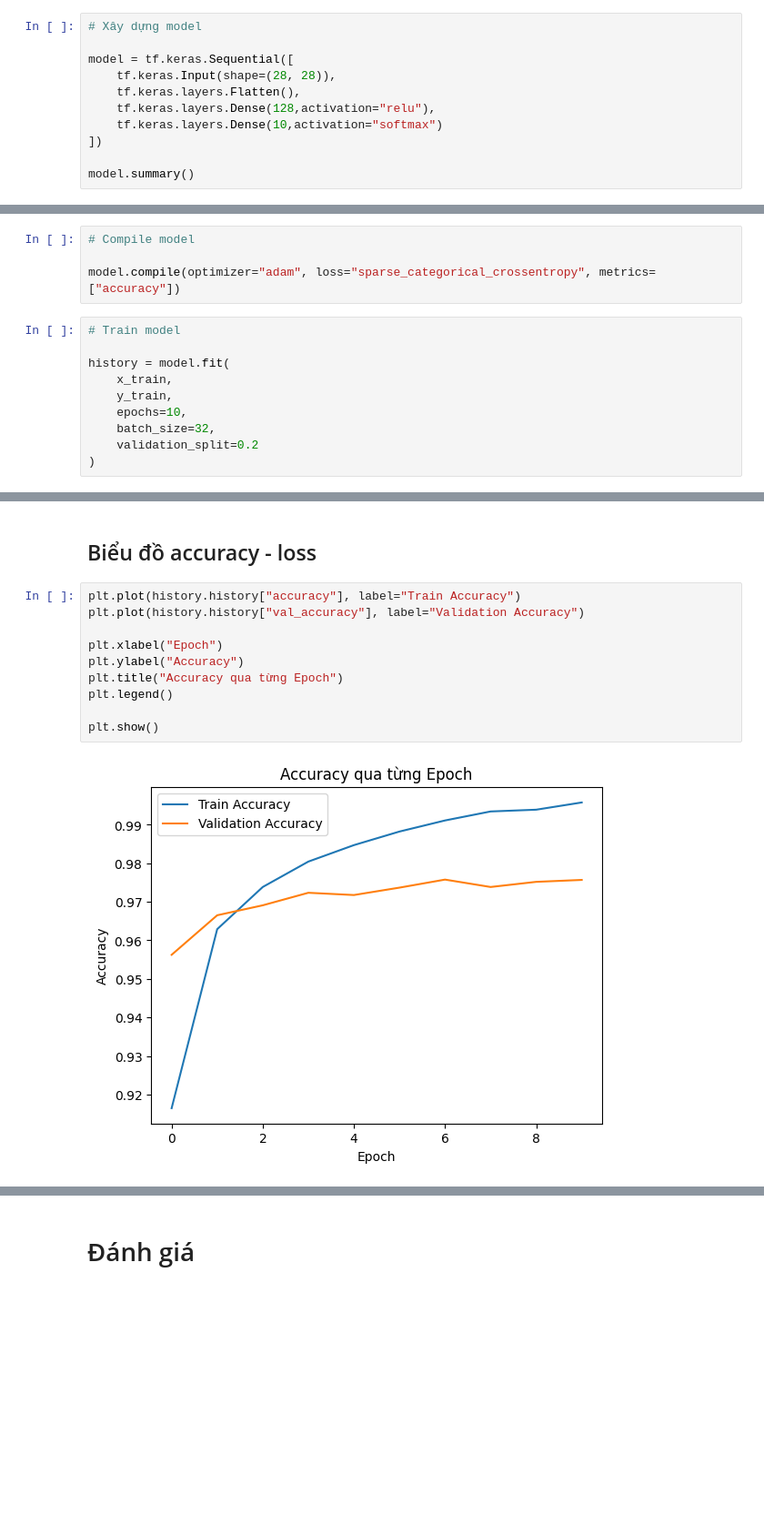
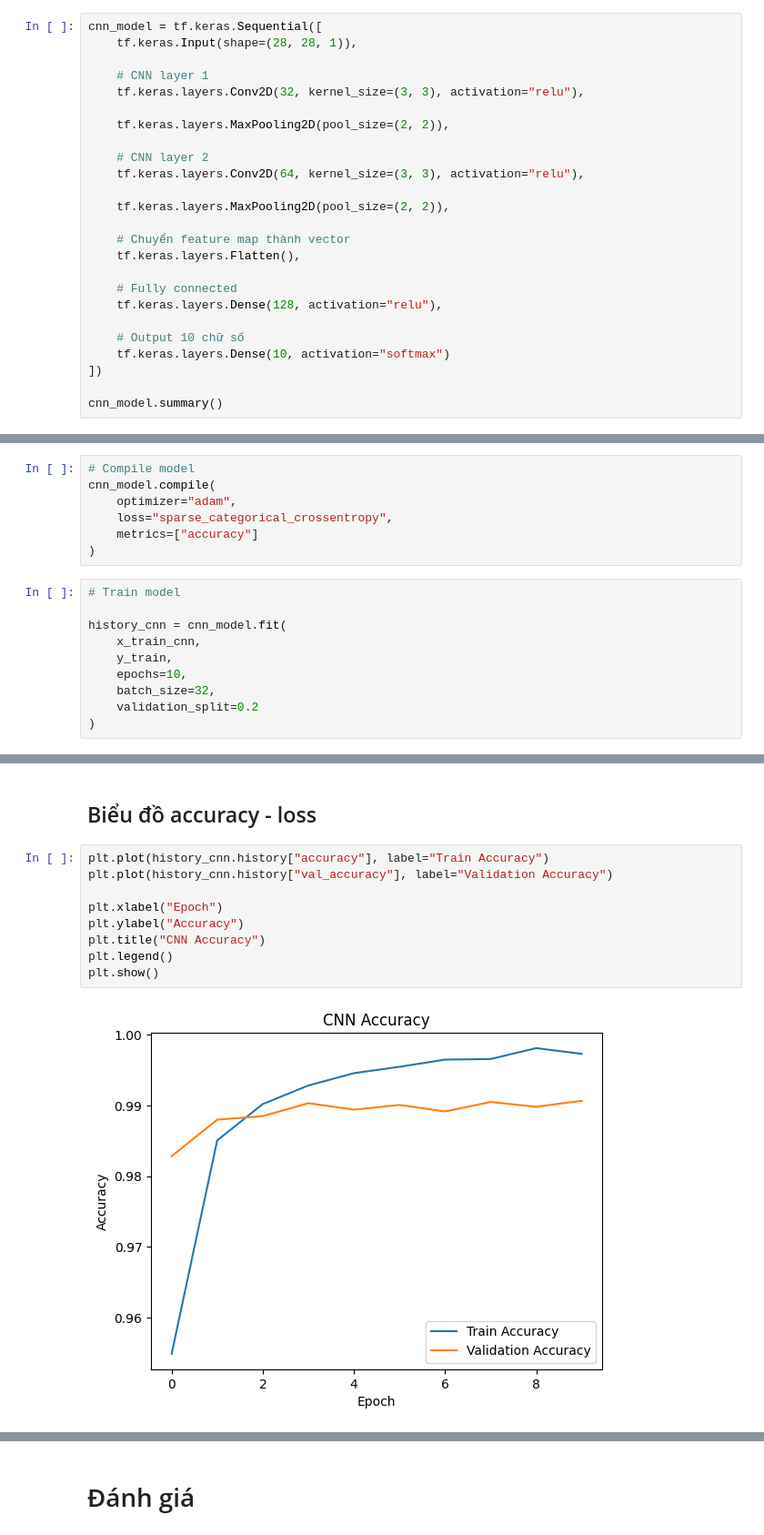
Before and after one commit to tung20-1/CNN-Predicting-Handwritten-Digits, a Jupyter notebook: Train_AI.ipynb, the cells around one changed output, grey strips where cells are left out. Shown at 91% size. Cells and saved outputs as stored; diff of their text form; blank space fills up the shorter version.

```diff
--- a/Train_AI.ipynb
+++ b/Train_AI.ipynb
@@ -96,14 +61,28 @@ model = tf.keras.Sequential([
 # %% [markdown]
 # Xây dựng model
 # %%
-# Xây dựng model
+cnn_model = tf.keras.Sequential([
+    tf.keras.Input(shape=(28, 28, 1)),
 
-model = tf.keras.Sequential([
-    tf.keras.Input(shape=(28, 28)),
+    # CNN layer 1
+    tf.keras.layers.Conv2D(32, kernel_size=(3, 3), activation="relu"),
+
+    tf.keras.layers.MaxPooling2D(pool_size=(2, 2)),
+
+    # CNN layer 2
+    tf.keras.layers.Conv2D(64, kernel_size=(3, 3), activation="relu"),
+
+    tf.keras.layers.MaxPooling2D(pool_size=(2, 2)),
+
+    # Chuyển feature map thành vector
     tf.keras.layers.Flatten(),
-    tf.keras.layers.Dense(128,activation="relu"),
-    tf.keras.layers.Dense(10,activation="softmax")
+
+    # Fully connected
+    tf.keras.layers.Dense(128, activation="relu"),
+
+    # Output 10 chữ số
+    tf.keras.layers.Dense(10, activation="softmax")
 ])
 
-model.summary()
+cnn_model.summary()
 # %% [output]
@@ -122,13 +109,16 @@ Model: "sequential_1"
  Non-trainable params: 0 (0.00 B)
 # %%
 # Compile model
-
-model.compile(optimizer="adam", loss="sparse_categorical_crossentropy", metrics=["accuracy"])
+cnn_model.compile(
+    optimizer="adam",
+    loss="sparse_categorical_crossentropy",
+    metrics=["accuracy"]
+)
 # %%
 # Train model
 
-history = model.fit(
-    x_train,
+history_cnn = cnn_model.fit(
+    x_train_cnn,
     y_train,
     epochs=10,
     batch_size=32,
@@ -158,15 +148,14 @@ Epoch 10/10
 # %% [markdown]
 ## Biểu đồ accuracy - loss
 # %%
-plt.plot(history.history["accuracy"], label="Train Accuracy")
-plt.plot(history.history["val_accuracy"], label="Validation Accuracy")
+plt.plot(history_cnn.history["accuracy"], label="Train Accuracy")
+plt.plot(history_cnn.history["val_accuracy"], label="Validation Accuracy")
 
 plt.xlabel("Epoch")
 plt.ylabel("Accuracy")
-plt.title("Accuracy qua từng Epoch")
+plt.title("CNN Accuracy")
 plt.legend()
-
 plt.show()
 # %% [output]
-[figure, old version]
+[figure, new version]
 # %%
```
Also changed, not shown: parts of 14 cells of this notebook.
